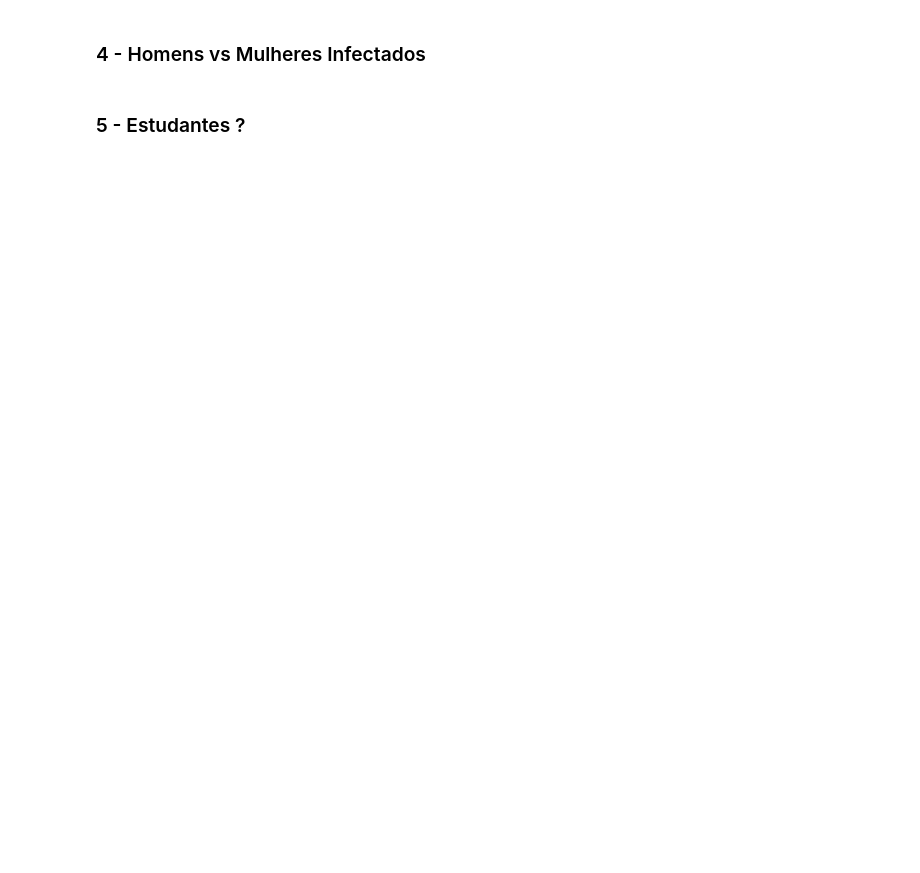
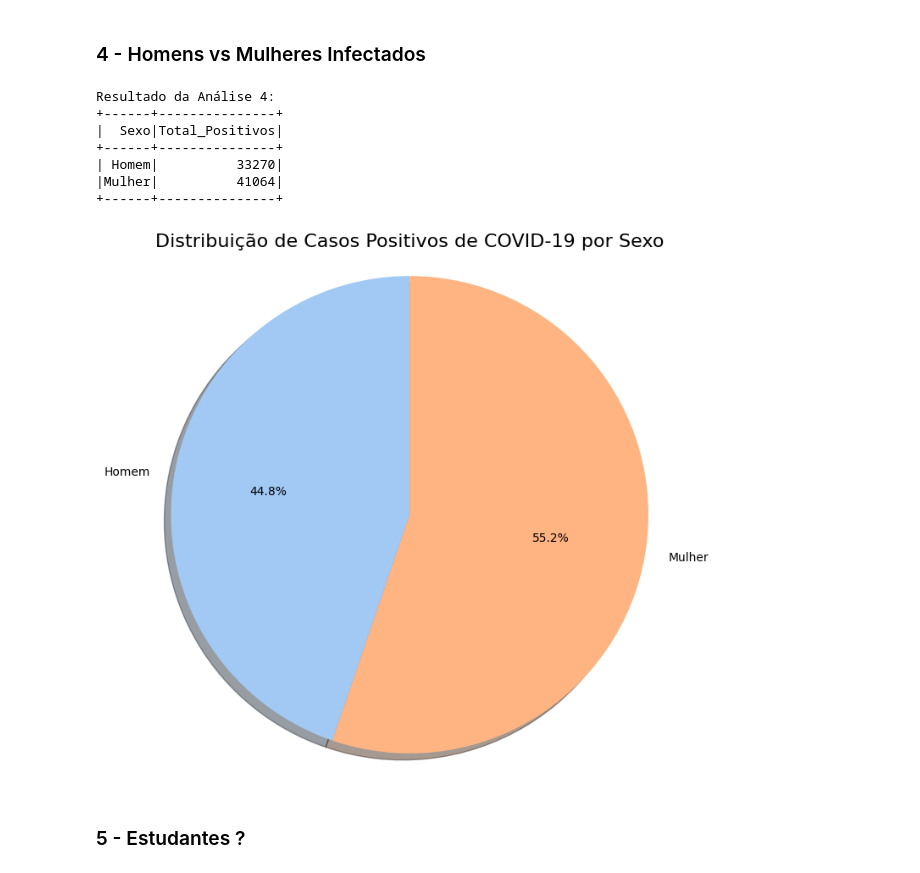
Before and after one commit to Alef2021/Tech_Challenge_Fase_3_Data_Analitycs, a Jupyter notebook: POS-TECHCHALLENGE-3.ipynb, the cells around one changed output. Cells and saved outputs as stored; diff of their text form; code cells hidden in the pictures; blank space fills up the shorter version.

```diff
--- a/POS-TECHCHALLENGE-3.ipynb
+++ b/POS-TECHCHALLENGE-3.ipynb
@@ -409,4 +614,55 @@ NameError: name 'dfs_dados' is not defined
 # %% [markdown]
 ### 4 - Homens vs Mulheres Infectados
+# %%
+# Análise 4: Casos positivos por sexo
+query4 = """
+    SELECT
+        dsm.PESS_SEXO_MORADOR_DESC AS Sexo,
+        COUNT(dp.CTRL_ID) AS Total_Positivos
+    FROM dados_pessoais dp
+    JOIN dados_teste_covid dtc ON dp.CTRL_ID = dtc.CTRL_ID
+    JOIN dic_sexo_morador dsm ON dp.PESS_SEXO_MORADOR = dsm.PESS_SEXO_MORADOR
+    WHERE
+        (dtc.TESTE_SWAB = 1 OR dtc.TESTE_SANGUE_DEDO = 1 OR dtc.TESTE_SANGUE_VEIA = 1)
+        AND dsm.PESS_SEXO_MORADOR_DESC IS NOT NULL
+    GROUP BY
+        dsm.PESS_SEXO_MORADOR_DESC
+"""
+analise4_df = spark.sql(query4)
+print("Resultado da Análise 4:")
+analise4_df.show()
+
+
+pandas_df_4 = analise4_df.toPandas()
+
+
+labels = pandas_df_4['Sexo']
+sizes = pandas_df_4['Total_Positivos']
+colors = sns.color_palette('pastel')[0:len(labels)]
+
+
+plt.figure(figsize=(8, 8))
+plt.pie(sizes, labels=labels, colors=colors, autopct='%1.1f%%', shadow=True, startangle=90)
+
+
+plt.title('Distribuição de Casos Positivos de COVID-19 por Sexo', fontsize=16)
+plt.axis('equal')
+
+
+plt.savefig('grafico_casos_por_sexo.png', dpi=300)
+
+
+plt.show()
+
+# --- Fim do código de plotagem ---
+# %% [output]
+Resultado da Análise 4:
++------+---------------+
+|  Sexo|Total_Positivos|
++------+---------------+
+| Homem|          33270|
+|Mulher|          41064|
++------+---------------+
+[figure, added]
 # %% [markdown]
 ### 5 - Estudantes ?
```
Also changed, not shown: parts of 17 cells of this notebook, 14 other files.
